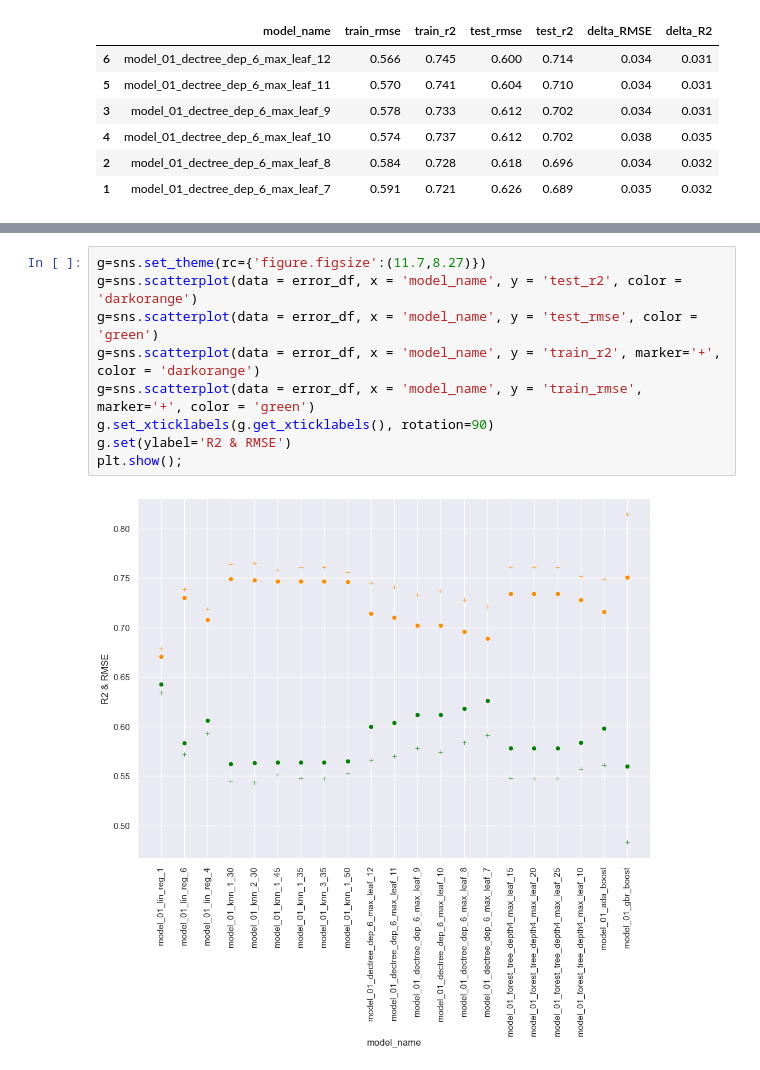
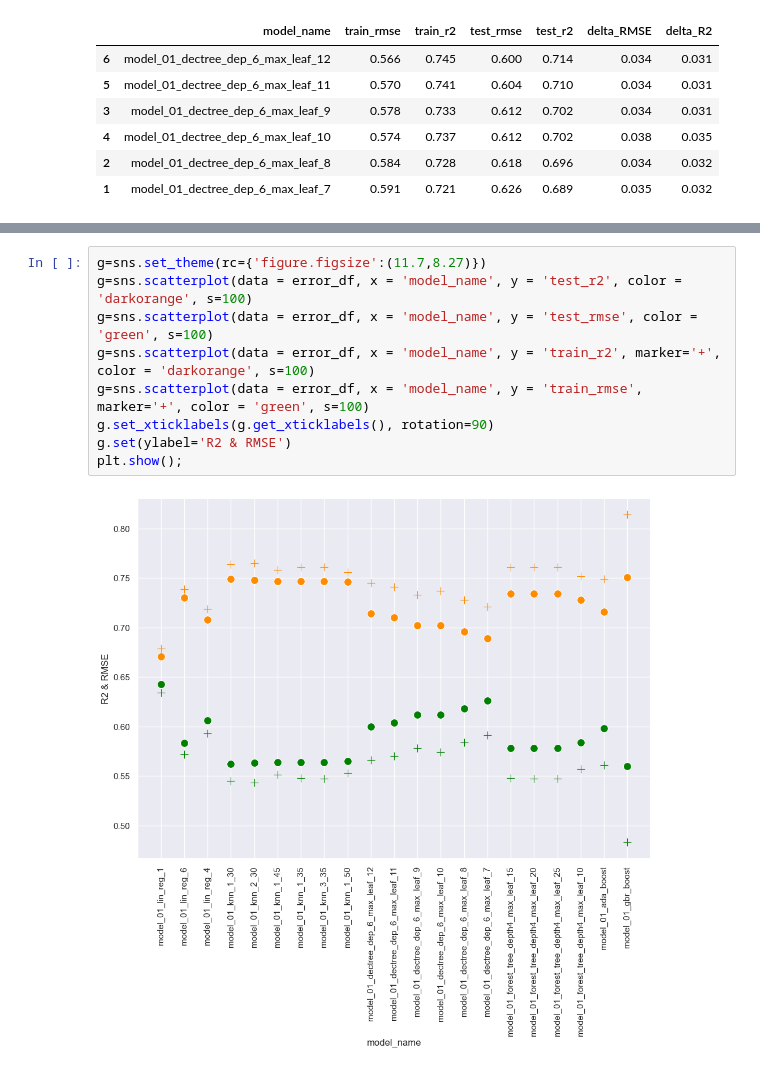
Before and after one commit to millnattily/Capstone_Happy_Almana, a Jupyter notebook: notebooks/Model_01_2features.ipynb, the cells around one changed output, grey strips where cells are left out. Cells and saved outputs as stored; diff of their text form.

```diff
--- a/notebooks/Model_01_2features.ipynb
+++ b/notebooks/Model_01_2features.ipynb
@@ -737,12 +737,12 @@ error_df.sort_values(by = ['delta_R2', 'test_r2'], ascending=[True, False])
 | 0 | model_01_gbr_boost | 0.483 | 0.814 | 0.560 | 0.751 | 0.077 | 0.063 | NaN | NaN | ... |
 # %%
 g=sns.set_theme(rc={'figure.figsize':(11.7,8.27)})
-g=sns.scatterplot(data = error_df, x = 'model_name', y = 'test_r2', color = 'darkorange')
-g=sns.scatterplot(data = error_df, x = 'model_name', y = 'test_rmse', color = 'green')
-g=sns.scatterplot(data = error_df, x = 'model_name', y = 'train_r2', marker='+', color = 'darkorange')
-g=sns.scatterplot(data = error_df, x = 'model_name', y = 'train_rmse', marker='+', color = 'green')
+g=sns.scatterplot(data = error_df, x = 'model_name', y = 'test_r2', color = 'darkorange', s=100)
+g=sns.scatterplot(data = error_df, x = 'model_name', y = 'test_rmse', color = 'green', s=100)
+g=sns.scatterplot(data = error_df, x = 'model_name', y = 'train_r2', marker='+', color = 'darkorange', s=100)
+g=sns.scatterplot(data = error_df, x = 'model_name', y = 'train_rmse', marker='+', color = 'green', s=100)
 g.set_xticklabels(g.get_xticklabels(), rotation=90)
 g.set(ylabel='R2 & RMSE')
 plt.show();
 # %% [output]
-[figure, old version]
+[figure, new version]
```
Also changed, not shown: 6 other files.
